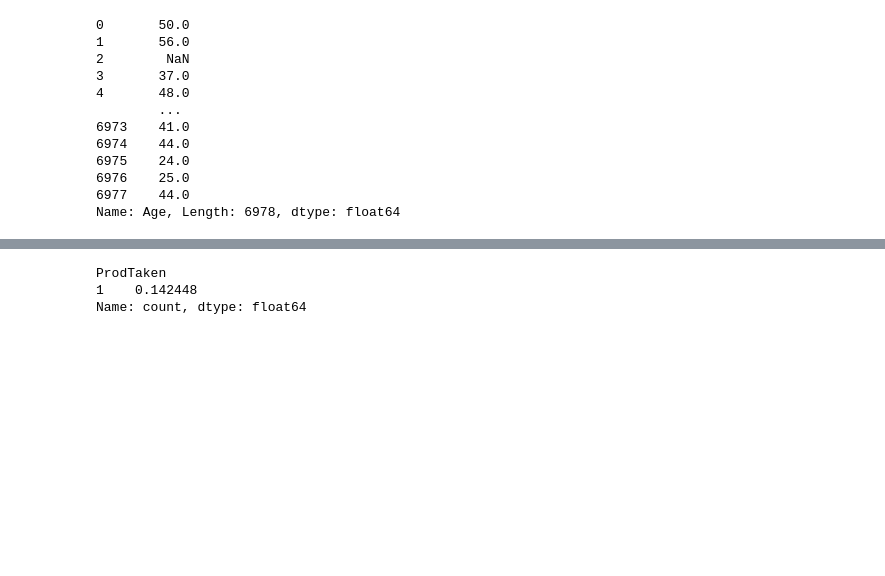
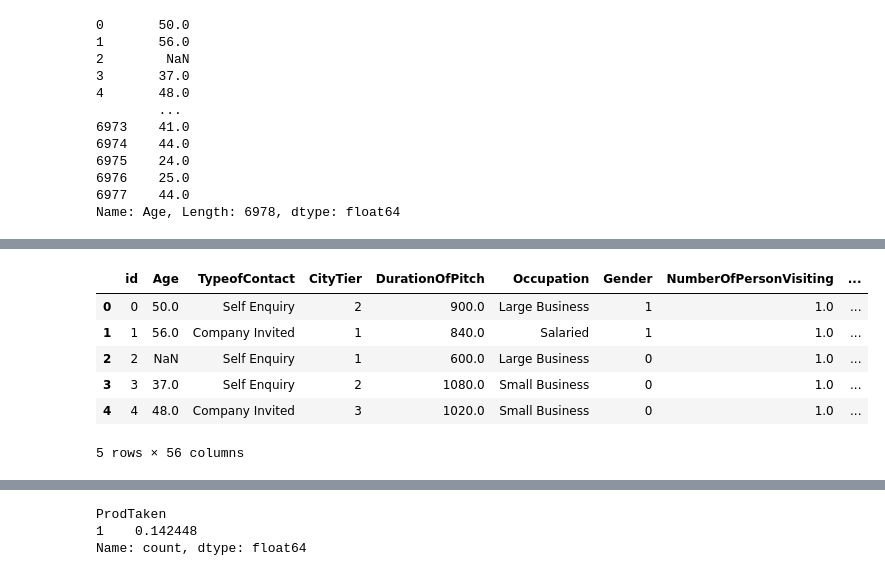
Before and after one commit to ihpolyphe/Kaggle, a Jupyter notebook: 07_predict_marketing/pretreatment_baseline.ipynb, the cells around one changed output, grey strips where cells are left out. Drawn from its saved outputs; the diff is of its cells as text; code cells hidden in the pictures; blank space fills up the shorter version.

```diff
--- a/07_predict_marketing/pretreatment_baseline.ipynb
+++ b/07_predict_marketing/pretreatment_baseline.ipynb
@@ -221,0 +473,18 @@ Name: Age, Length: 6978, dtype: float64
+# %%
+# MonthlyIncome
+def convert_monthincome(monthincome):
+    if pd.isna(monthincome):
+        return monthincome
+    monthincome = str(monthincome)
+    if "月" in monthincome:
+        # 月収万円を省略
+        monthincome = monthincome[2:-2]
+        monthincome = float(monthincome)  * 10000
+    try:
+        return float(monthincome)
+    except ValueError:
+        return monthincome
+
+# Exective:0, Senior Manager:1, AVP:2, Manager:3、VP:4
+df["MonthlyIncome"] = df["MonthlyIncome"].apply(convert_monthincome)
+df["MonthlyIncome"].describe()
@@ -221,0 +580,50 @@ Name: Age, Length: 6978, dtype: float64
+# %%
+# TypeofContactのone-hotエンコーディング、ついでにunknownの列名を変更している。
+df = pd.concat([df, pd.get_dummies(df["TypeofContact"]).astype(int).rename(columns={np.nan: "TypeofContact_nan"})], axis=1)
+df = pd.concat([df, pd.get_dummies(df["Occupation"]).astype(int).rename(columns={np.nan: "Occupation_nan"})], axis=1)
+df = pd.concat([df, pd.get_dummies(df["CityTier"]).astype(int).rename(columns={1: "CityTier_1", 2: "CityTier_2", 3: "CityTier_3"})], axis=1)
+df = pd.concat([df, pd.get_dummies(df["NumberOfPersonVisiting"]).astype(int).rename(columns={1: "NumberOfPersonVisiting_1", 2: "NumberOfPersonVisiting_2", 3: "NumberOfPersonVisiting_3", 4: "NumberOfPersonVisiting_4"})], axis=1)
+df = pd.concat([df, pd.get_dummies(df["ProductPitched"]).astype(int).rename(columns={0: "ProductPitched_0", 1: "ProductPitched_1", 2: "ProductPitched_2", 3: "ProductPitched_3"})], axis=1)
+df = pd.concat([df, pd.get_dummies(df["PreferredPropertyStar"]).astype(int).rename(columns={3: "PreferredPropertyStar_3", 4: "PreferredPropertyStar_4", 5: "PreferredPropertyStar_5"})], axis=1)
+df = pd.concat([df, pd.get_dummies(df["Passport"]).astype(int)], axis=1)
+df = pd.concat([df, pd.get_dummies(df["Designation"]).astype(int).rename(columns={0: "Designation_0", 1: "Designation_1", 2: "Designation_2", 3: "Designation_3", 4: "Designation_4"})], axis=1)
+
+# TypeofContactは2値しかないのでカウントエンコーディングには向かない。
+
+class CountEncoder:
+    def fit(self, series):
+        # "series"ごとの出現回数をカウント
+        self.counts = series.groupby(series).count()
+        return self
+
+    def transform(self, series):
+        # "series"の各要素を、fit時に集計した出現回数に置換
+        return series.map(self.counts).fillna(0)
+
+    def fit_transform(self, series):
+        # fitとtransformをまとめて実行
+        return self.fit(series).transform(series)
+columns_count_enc = ["CityTier","NumberOfPersonVisiting","NumberOfFollowups","ProductPitched","NumberOfTrips","Passport","PitchSatisfactionScore","Designation"]
+for col in columns_count_enc:
+    # regionの出現回数をカウントして、新しい列を作成している。
+    df["countenc_" + col] = CountEncoder().fit_transform(df[col])
+    # 欠損値をnanに変換している。locはnanの行を取得している。
+    df.loc[df[col].isna().values, "countenc_" + col] = np.nan
+
+
+columns_label_enc = ["TypeofContact","Occupation","CityTier","NumberOfPersonVisiting"]
+for col in columns_label_enc:
+    # regionのラベルエンコーディングを行っている。
+    # ラベルエンコーディングとは、カテゴリ変数を数値に変換すること。ワンホットエンコーディングと違い、数値が大小関係を持つため、モデルが大小関係を学習できる。どちらかを採用すること。
+    df["labelenc_" + col] = LabelEncoder().fit_transform(df[col])
+    df.loc[df[col].isna().values, "labelenc_" + col] = np.nan
+
+df.head()
+# %% [output]
+|  | id | Age | TypeofContact | CityTier | DurationOfPitch | Occupation | Gender | NumberOfPersonVisiting | ... |
+| 0 | 0 | 50.0 | Self Enquiry | 2 | 900.0 | Large Business | 1 | 1.0 | ... |
+| 1 | 1 | 56.0 | Company Invited | 1 | 840.0 | Salaried | 1 | 1.0 | ... |
+| 2 | 2 | NaN | Self Enquiry | 1 | 600.0 | Large Business | 0 | 1.0 | ... |
+| 3 | 3 | 37.0 | Self Enquiry | 2 | 1080.0 | Small Business | 0 | 1.0 | ... |
+| 4 | 4 | 48.0 | Company Invited | 3 | 1020.0 | Small Business | 0 | 1.0 | ... |
+5 rows × 56 columns
```
Also changed, not shown: parts of 10 cells of this notebook.
